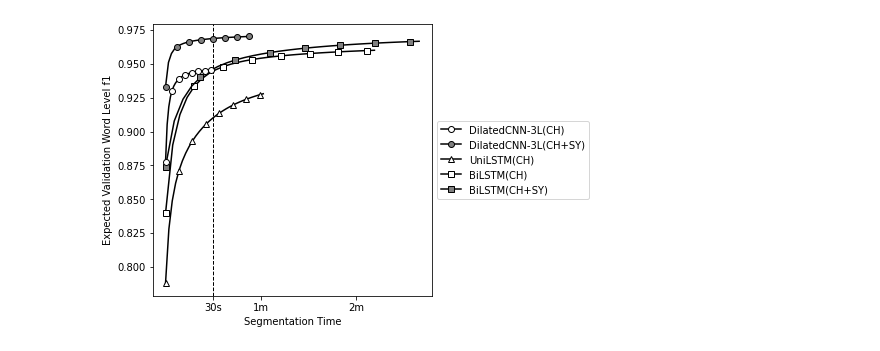
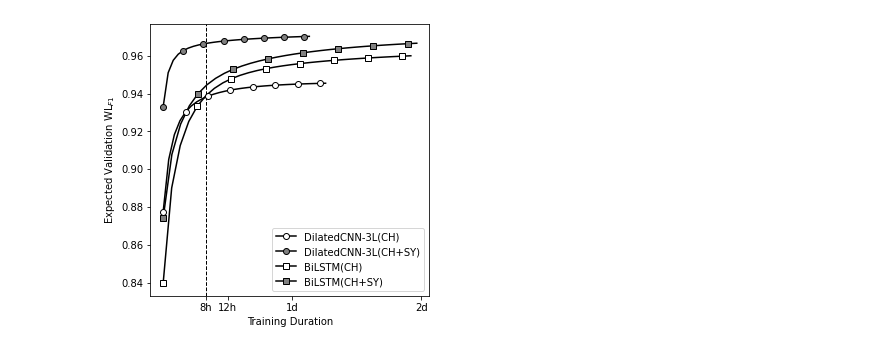
Before and after one commit to p16i/Syllable-based-Neural-Thai-Word-Segmentation, a Jupyter notebook: notebooks/viz-plot-hyperopt-results.ipynb, the cells around one changed output. Drawn from its saved outputs; the diff is of its cells as text; code cells hidden in the pictures.

```diff
--- a/notebooks/viz-plot-hyperopt-results.ipynb
+++ b/notebooks/viz-plot-hyperopt-results.ipynb
@@ -10,12 +10,15 @@ data = {
     "UniLSTM(CH)": "../stats/seq_ch_lstm_uni.yaml-2020-05-16--10-14.30.csv",
     "BiLSTM(CH)": "../stats/seq_ch_lstm_bi.yaml-2020-05-16--10-13.30.csv",
     "BiLSTM(CH+SY)": "../stats/seq_sy_ch_lstm_bi.yaml-2020-05-16--17-57.30.csv",
+    "BiLSTM(SY)": "../stats/seq_sy_lstm_bi.yaml-2020-05-17--09-44.30.csv",
 }
 # %%
 def marker(k):
     if "CNN" in k:
         return "o"
     elif "UniLSTM" in k:
+        return "*"
+    elif "BiLSTM(SY)" in k:
         return "^"
     elif "BiLSTM" in k:
         return "s"
@@ -25,6 +28,12 @@ def plot_hyperopt(families, n=10):
     # draw max line
     for k in families:
         df = pd.read_csv(data[k]).sort_values(by="best-val:word_level:f1", ascending=False)[:n]
+
+        best_model = df[df["best-val:word_level:f1"] == df["best-val:word_level:f1"].max()].to_dict("row")[0]
+        print("----")
+#         print(best_model)
+        print(best_model["name"], "Val WL-F1=%.4f" % best_model["best-val:word_level:f1"], best_model["best-val:model_path"])
+        print("CL-f1=%.4f" % best_model["best-test:char_level:f1"], "WL-f1=%.4f" % best_model["best-test:word_level:f1"])
         plt.scatter(
             df["best-val:time_took"] / 60 , df["best-val:word_level:f1"],
             label=k,
@@ -38,5 +47,5 @@ def plot_hyperopt(families, n=10):
     plt.xticks([2, 4, 10], ["2m", "4m", "10m"])
     plt.legend(loc='center left', bbox_to_anchor=(1, 0.5))
 
-plot_hyperopt(["DilatedCNN-3L(CH)", "DilatedCNN-3L(CH+SY)", "UniLSTM(CH)", "BiLSTM(CH)", "BiLSTM(CH+SY)"], n=10)
+plot_hyperopt(["DilatedCNN-3L(CH)", "DilatedCNN-3L(CH+SY)", "BiLSTM(CH)", "BiLSTM(CH+SY)", "BiLSTM(SY)"], n=10)
 # %% [output]
@@ -44,36 +68,42 @@ plot_hyperopt(["DilatedCNN-3L(CH)", "DilatedCNN-3L(CH+SY)", "UniLSTM(CH)", "BiLS
 # %%
 def plot_expected_perf(families):
     plt.figure(figsize=(5, 5))
-    plt.axvline(30, ls="--", zorder=0, color="black", lw=1)
+    plt.axvline(8, ls="--", zorder=0, color="black", lw=1)
     for k in families:
         df = pd.read_csv(data[k])
         exp_perf = expected_max_performance.samplemax(df["best-val:word_level:f1"])
-
-        avg_seg_time = (df["best-val:time_took"] / (60)).mean()
-        x = np.arange(0, df.shape[0]) * avg_seg_time
+        mean = np.array(exp_perf["mean"])
+        std = np.array(exp_perf["var"])
+        _min, _max = exp_perf["min"], exp_perf["max"]
+        avg_time = (df["training_took"] / (60*60)).mean()
+        x = np.arange(0, df.shape[0]) * avg_time
         plt.plot(
             x,
             exp_perf["mean"],
             marker=marker(k),
             label=k,
             markevery=4,
             markerfacecolor="gray" if "SY" in k else "white",
             color="black",
             zorder=1 if "CNN" in k else 0
         )
-#         plt.scatter(
-#             df["training_took"] / 60, df["best-val:word_level:f1"],
-#             label=k,
-#             marker=maker(k),
-#             edgecolor="black",
-#             facecolor="gray" if "SY" in k else "white"
+
+#         plt.fill_between(
+#             x,
+#             np.where(mean - std > _min, mean - std, _min),
+#             np.where(mean + std < _max, mean + std, _max),
+#             color="gray",
+#             alpha=0.2,
+#             zorder=0,
 #         )
+#     plt.ylim(0.8)
+    plt.ylabel("Expected Validation WL$_{F1}$")
+    plt.xlabel("Training Duration")
+    plt.xticks([8, 12, 24, 48], ["8h", "12h", "1d", "2d"])
+#     plt.legend(loc='center left', bbox_to_anchor=(1, 0.5))
+    plt.legend()
 
-    plt.ylabel("Expected Validation Word Level f1")
-    plt.xlabel("Segmentation Time")
-    plt.xticks([30, 60, 120], ["30s", "1m", "2m"])
-    plt.legend(loc='center left', bbox_to_anchor=(1, 0.5))
-
-plot_expected_perf(["DilatedCNN-3L(CH)", "DilatedCNN-3L(CH+SY)", "UniLSTM(CH)", "BiLSTM(CH)", "BiLSTM(CH+SY)"])
+plot_expected_perf(["DilatedCNN-3L(CH)", "DilatedCNN-3L(CH+SY)",  "BiLSTM(CH)", "BiLSTM(CH+SY)"])
+plt.savefig("./figures/expected_val_perf.svg")
 # %% [output]
-[figure, old version]
+[figure, new version]
```
Also changed, not shown: parts of 1 cell of this notebook, 1 other file.
